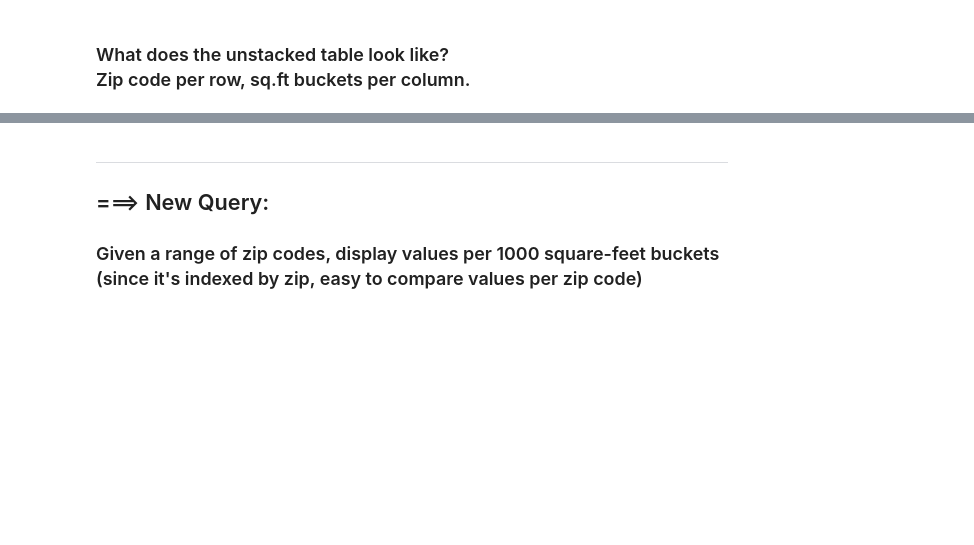
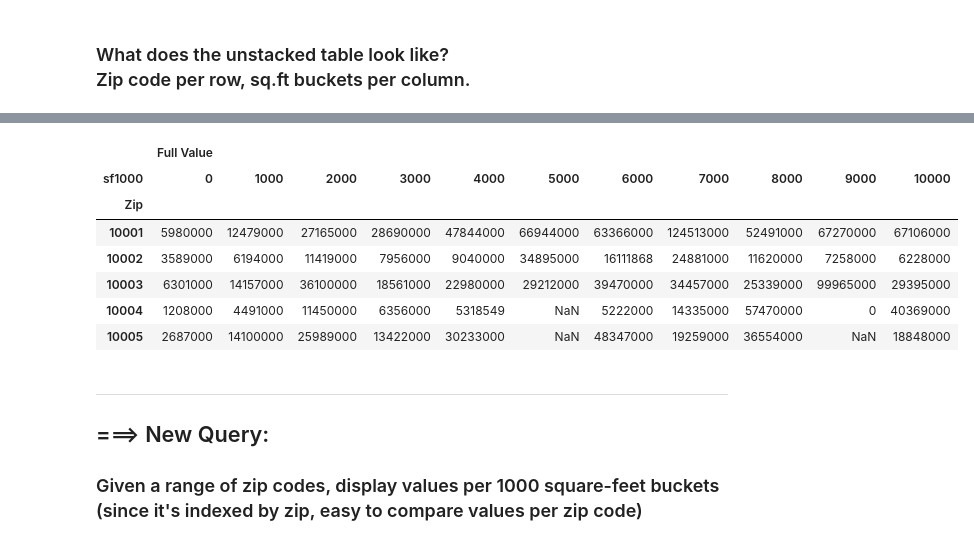
Before and after one commit to jdsketches/data_playground, a Jupyter notebook: enigma_2010_vs_2014_nyc_props.ipynb, the cells around one changed output, grey strips where cells are left out. Drawn from its saved outputs; the diff is of its cells as text; code cells hidden in the pictures; blank space fills up the shorter version.

```diff
--- a/enigma_2010_vs_2014_nyc_props.ipynb
+++ b/enigma_2010_vs_2014_nyc_props.ipynb
@@ -703,3 +694,16 @@ df14grp_sqf_max.head().applymap("${:,.0f}".format)
+# %%
+### the applymap formatting does not play well with github's rendering; KISS
+#df14grp_sqf_max.head().applymap("${:,.0f}".format)
+df14grp_sqf_max.head()
+# %% [output]
+|  | Full Value |  |  |  |  |  |  |  |  |  |  |
+| sf1000 | 0 | 1000 | 2000 | 3000 | 4000 | 5000 | 6000 | 7000 | 8000 | 9000 | 10000 |
+| Zip |  |  |  |  |  |  |  |  |  |  |  |
+| 10001 | 5980000 | 12479000 | 27165000 | 28690000 | 47844000 | 66944000 | 63366000 | 124513000 | 52491000 | 67270000 | 67106000 |
+| 10002 | 3589000 | 6194000 | 11419000 | 7956000 | 9040000 | 34895000 | 16111868 | 24881000 | 11620000 | 7258000 | 6228000 |
+| 10003 | 6301000 | 14157000 | 36100000 | 18561000 | 22980000 | 29212000 | 39470000 | 34457000 | 25339000 | 99965000 | 29395000 |
+| 10004 | 1208000 | 4491000 | 11450000 | 6356000 | 5318549 | NaN | 5222000 | 14335000 | 57470000 | 0 | 40369000 |
+| 10005 | 2687000 | 14100000 | 25989000 | 13422000 | 30233000 | NaN | 48347000 | 19259000 | 36554000 | NaN | 18848000 |
 # %% [markdown]
 ---
 ## ===> New Query:
```
Also changed, not shown: parts of 8 cells of this notebook.
